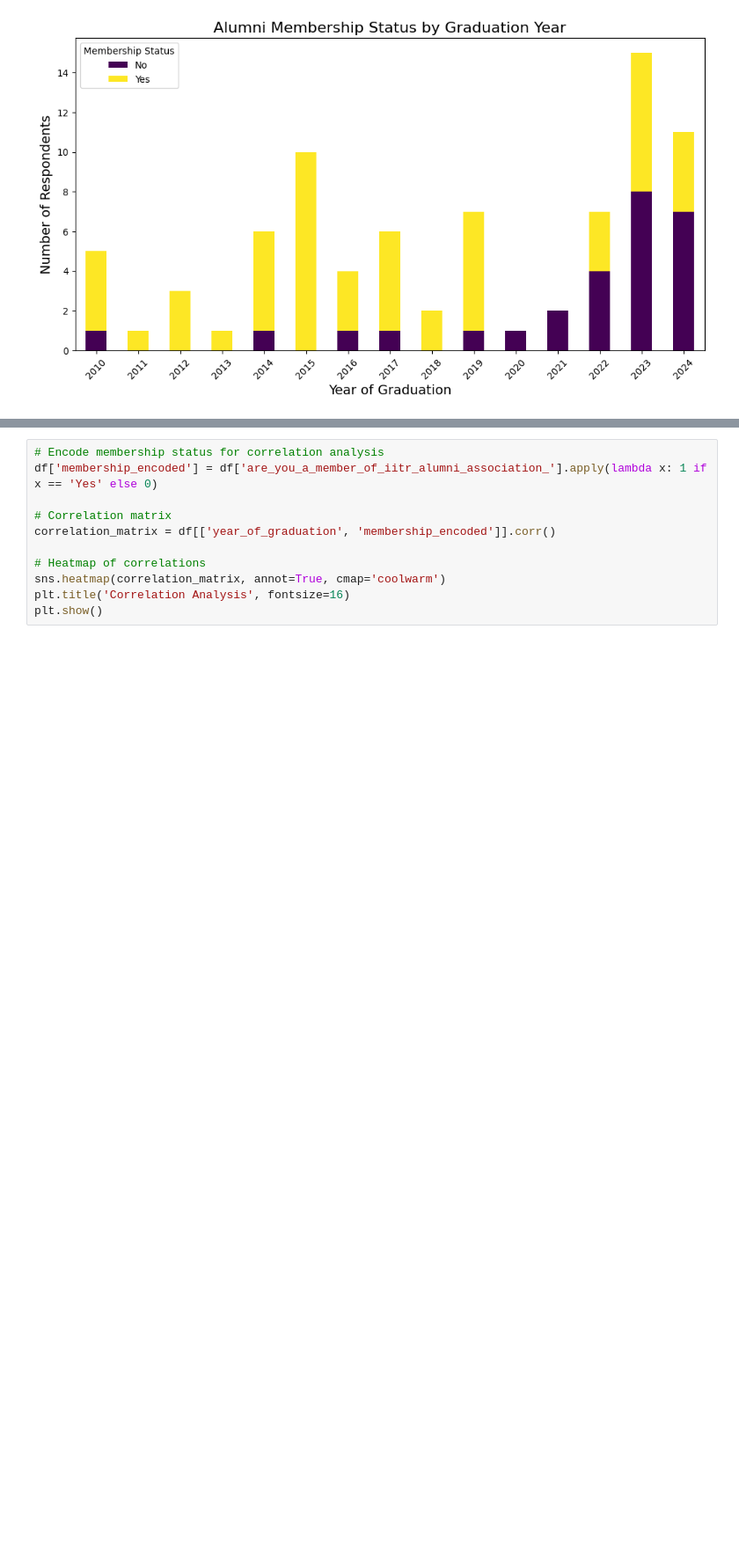
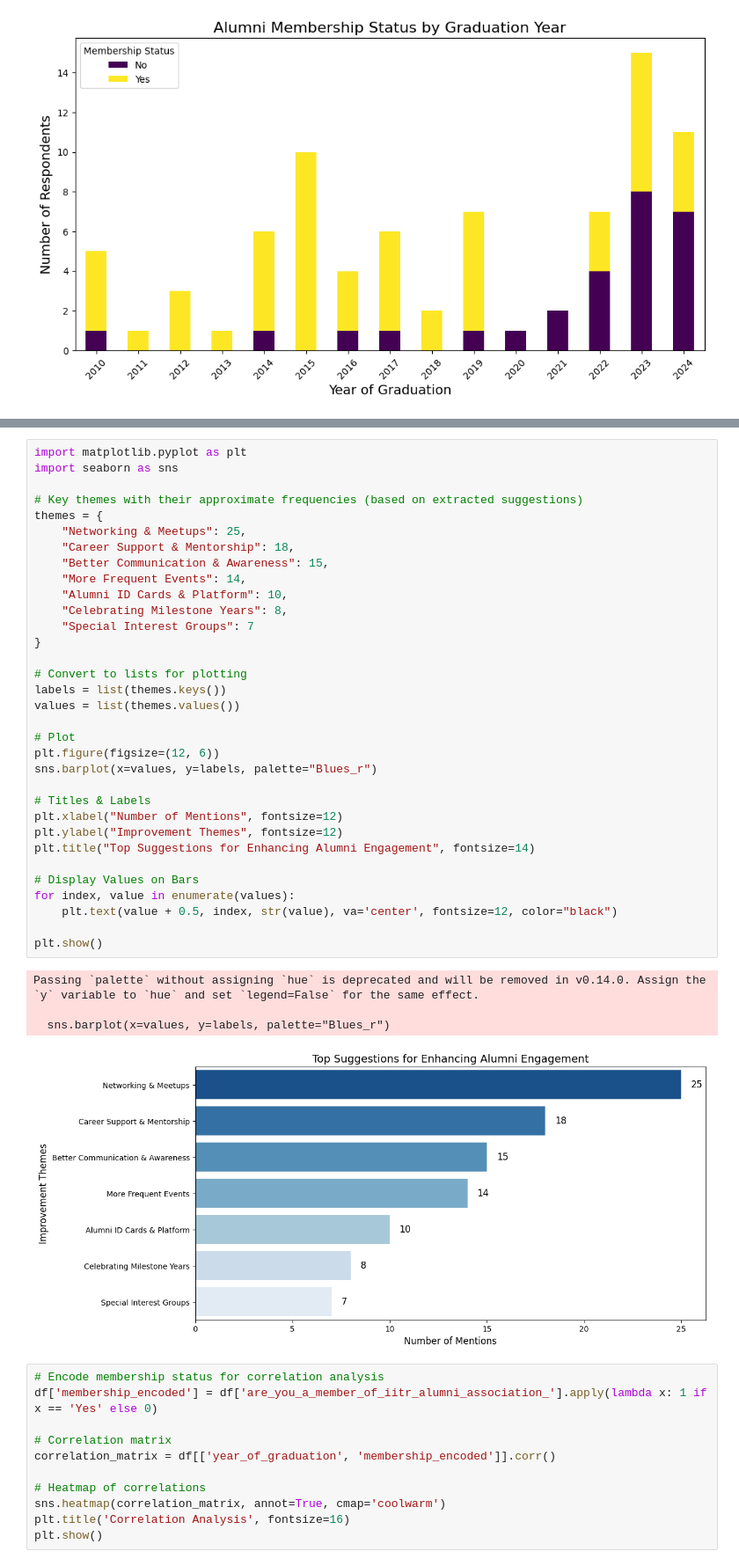
Before and after one commit to Nandan161/IITRALUMNISURVEY, a Jupyter notebook: IITRALUMNIFEED.ipynb, the cells around one changed output, grey strips where cells are left out. Shown at 88% size. Drawn from its saved outputs; the diff is of its cells as text; blank space fills up the shorter version.

```diff
--- a/IITRALUMNIFEED.ipynb
+++ b/IITRALUMNIFEED.ipynb
@@ -570,3 +594,41 @@ plt.show()
+# %%
+import matplotlib.pyplot as plt
+import seaborn as sns
+
+# Key themes with their approximate frequencies (based on extracted suggestions)
+themes = {
+    "Networking & Meetups": 25,
+    "Career Support & Mentorship": 18,
+    "Better Communication & Awareness": 15,
+    "More Frequent Events": 14,
+    "Alumni ID Cards & Platform": 10,
+    "Celebrating Milestone Years": 8,
+    "Special Interest Groups": 7
+}
+
+# Convert to lists for plotting
+labels = list(themes.keys())
+values = list(themes.values())
+
+# Plot
+plt.figure(figsize=(12, 6))
+sns.barplot(x=values, y=labels, palette="Blues_r")
+
+# Titles & Labels
+plt.xlabel("Number of Mentions", fontsize=12)
+plt.ylabel("Improvement Themes", fontsize=12)
+plt.title("Top Suggestions for Enhancing Alumni Engagement", fontsize=14)
+
+# Display Values on Bars
+for index, value in enumerate(values):
+    plt.text(value + 0.5, index, str(value), va='center', fontsize=12, color="black")
+
+plt.show()
+# %% [output]
+Passing `palette` without assigning `hue` is deprecated and will be removed in v0.14.0. Assign the `y` variable to `hue` and set `legend=False` for the same effect.
+
+  sns.barplot(x=values, y=labels, palette="Blues_r")
+[figure, added]
 # %%
 # Encode membership status for correlation analysis
 df['membership_encoded'] = df['are_you_a_member_of_iitr_alumni_association_'].apply(lambda x: 1 if x == 'Yes' else 0)
```
Also changed, not shown: parts of 2 cells of this notebook.
